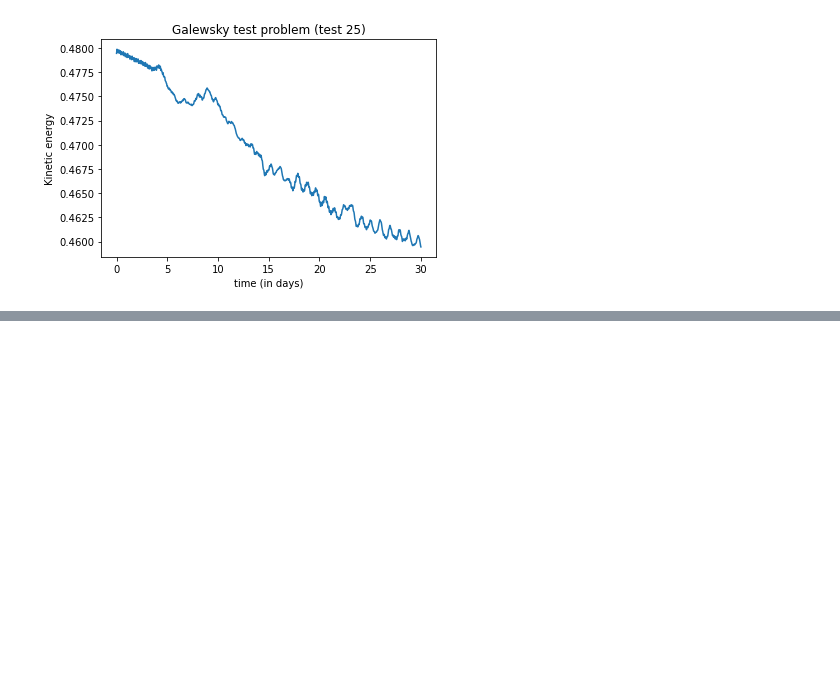
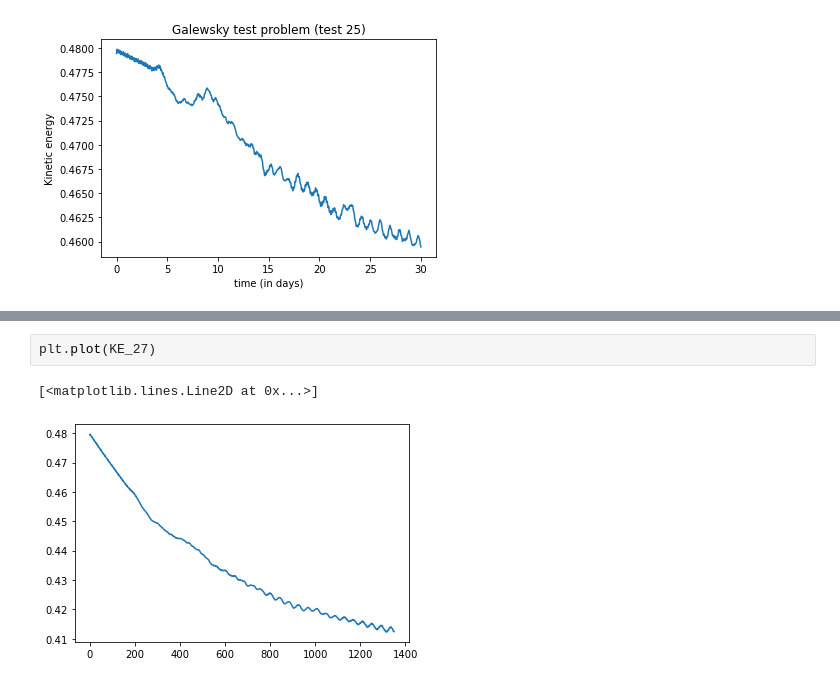
Before and after one commit to sharma-kk/viscous_shallow_water, a Jupyter notebook: kinetic_energy_plots.ipynb, the cells around one changed output, grey strips where cells are left out. Saved outputs shown, nothing was run; the diff lists cells and outputs as text; blank space fills up the shorter version.

```diff
--- a/kinetic_energy_plots.ipynb
+++ b/kinetic_energy_plots.ipynb
@@ -72,0 +82,5 @@ Text(0.5, 1.0, 'Galewsky test problem (test 25)')
+# %%
+plt.plot(KE_27)
+# %% [output]
+[<matplotlib.lines.Line2D at 0x...>]
+[figure, added]
```
Also changed, not shown: parts of 3 cells of this notebook, 51 other files.
